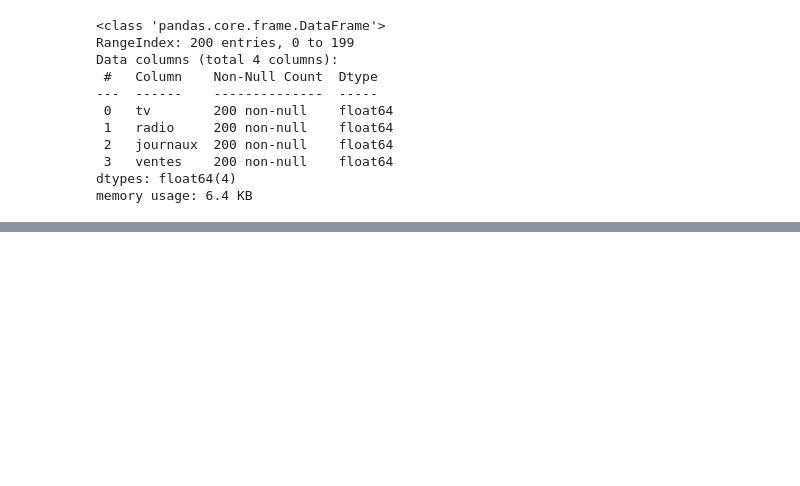
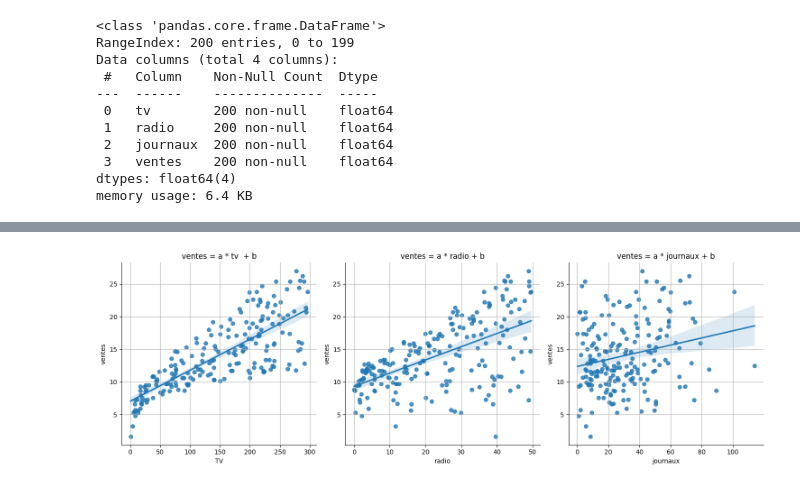
Before and after one commit to OpenClassrooms-Student-Center/8063076-Initiez-vous-au-Machine-Learning, a Jupyter notebook: notebooks/P2C2_principe_regression_lineaire.ipynb, the cells around one changed output, grey strips where cells are left out. Drawn from its saved outputs; the diff is of its cells as text; code cells hidden in the pictures; blank space fills up the shorter version.

```diff
--- a/notebooks/P2C2_principe_regression_lineaire.ipynb
+++ b/notebooks/P2C2_principe_regression_lineaire.ipynb
@@ -61,0 +67,31 @@ memory usage: 6.4 KB
+# %%
+fig, ax = plt.subplots(1,3, figsize = (15,5))
+
+plt.subplot(1,3,1)
+sns.regplot(x = df[['tv']],y  =  df.ventes)
+plt.ylabel('ventes')
+plt.xlabel('TV')
+plt.title('ventes = a * tv  + b')
+plt.grid()
+sns.despine()
+
+plt.subplot(1,3,2)
+sns.regplot(x = df[['radio']],y  =  df.ventes)
+plt.ylabel('ventes')
+plt.xlabel('radio')
+plt.title('ventes = a * radio + b')
+plt.grid()
+sns.despine()
+
+plt.subplot(1,3,3)
+res = sns.regplot(x = df[['journaux']],y  =  df.ventes)
+plt.ylabel('ventes')
+plt.xlabel('journaux')
+plt.title('ventes = a * journaux + b')
+plt.grid()
+sns.despine()
+
+plt.tight_layout()
+plt.show()
+# %% [output]
+[figure, added]
```
Also changed, not shown: parts of 27 cells of this notebook.
